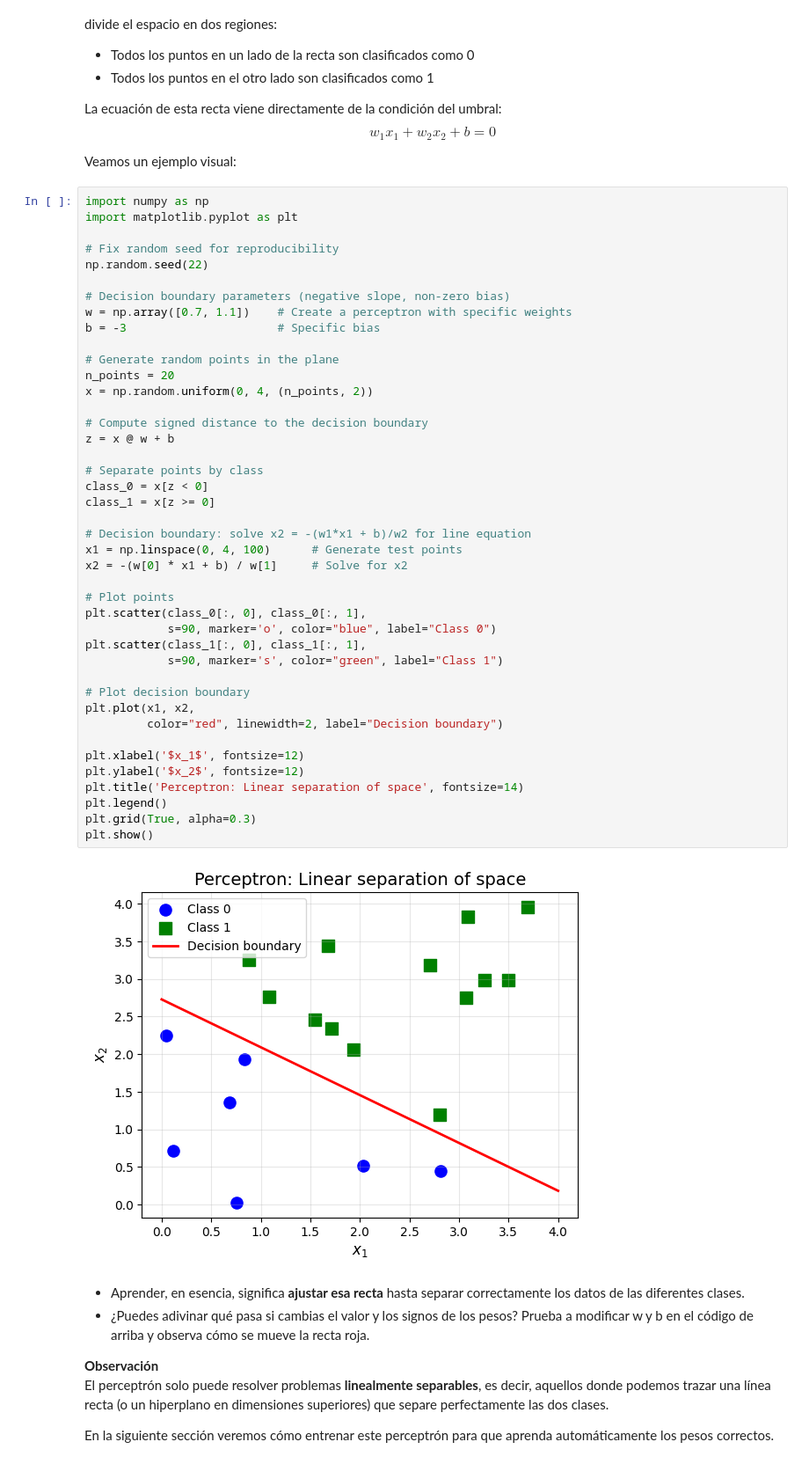
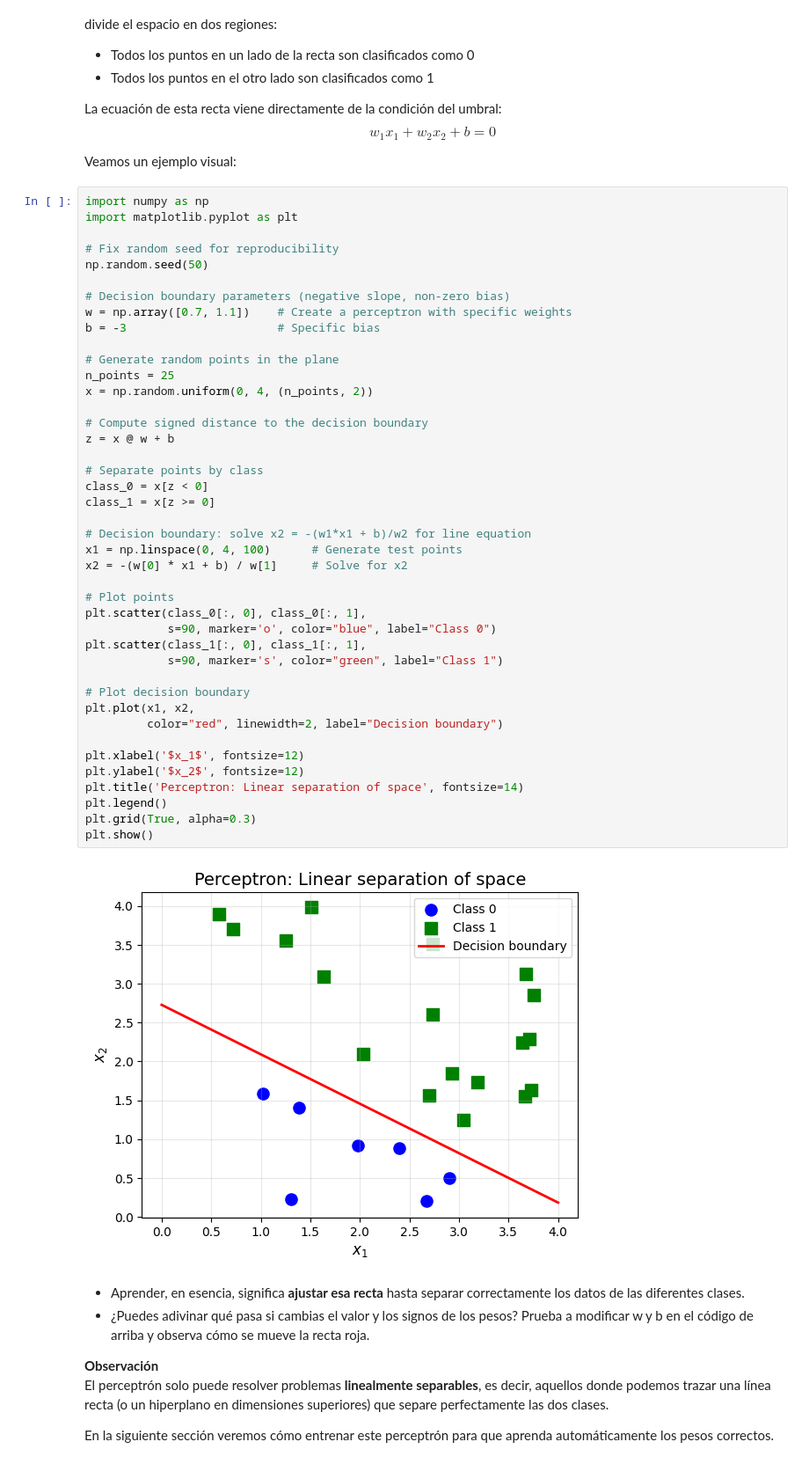
Before and after one commit to financieras/articulos, a Jupyter notebook: El_perceptron.ipynb, the cells around one changed output. Shown at 88% size. Drawn from its saved outputs; the diff is of its cells as text.

```diff
--- a/El_perceptron.ipynb
+++ b/El_perceptron.ipynb
@@ -239,45 +239,45 @@ import numpy as np
 import matplotlib.pyplot as plt
 
 # Fix random seed for reproducibility
-np.random.seed(22)
+np.random.seed(50)
 
 # Decision boundary parameters (negative slope, non-zero bias)
 w = np.array([0.7, 1.1])    # Create a perceptron with specific weights
 b = -3                      # Specific bias
 
 # Generate random points in the plane
-n_points = 20
+n_points = 25
 x = np.random.uniform(0, 4, (n_points, 2))
 
 # Compute signed distance to the decision boundary
 z = x @ w + b
 
 # Separate points by class
 class_0 = x[z < 0]
 class_1 = x[z >= 0]
 
 # Decision boundary: solve x2 = -(w1*x1 + b)/w2 for line equation
 x1 = np.linspace(0, 4, 100)      # Generate test points
 x2 = -(w[0] * x1 + b) / w[1]     # Solve for x2
 
 # Plot points
 plt.scatter(class_0[:, 0], class_0[:, 1],
             s=90, marker='o', color="blue", label="Class 0")
 plt.scatter(class_1[:, 0], class_1[:, 1],
             s=90, marker='s', color="green", label="Class 1")
 
 # Plot decision boundary
 plt.plot(x1, x2,
          color="red", linewidth=2, label="Decision boundary")
 
 plt.xlabel('$x_1$', fontsize=12)
 plt.ylabel('$x_2$', fontsize=12)
 plt.title('Perceptron: Linear separation of space', fontsize=14)
 plt.legend()
 plt.grid(True, alpha=0.3)
 plt.show()
 # %% [output]
-[figure, old version]
+[figure, new version]
 # %% [markdown]
 - Aprender, en esencia, significa **ajustar esa recta** hasta separar correctamente los datos de las diferentes clases.
 - ¿Puedes adivinar qué pasa si cambias el valor y los signos de los pesos? Prueba a modificar w y b en el código de arriba y observa cómo se mueve la recta roja.
```
Also changed, not shown: parts of 8 cells of this notebook.
